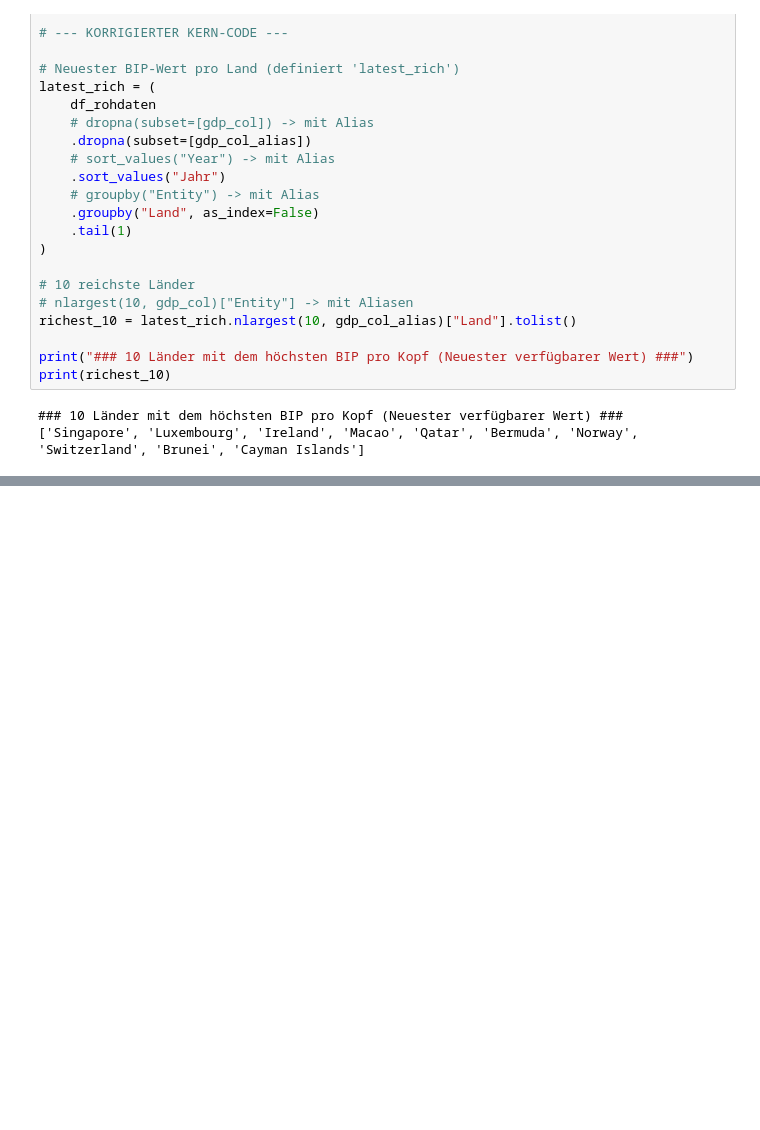
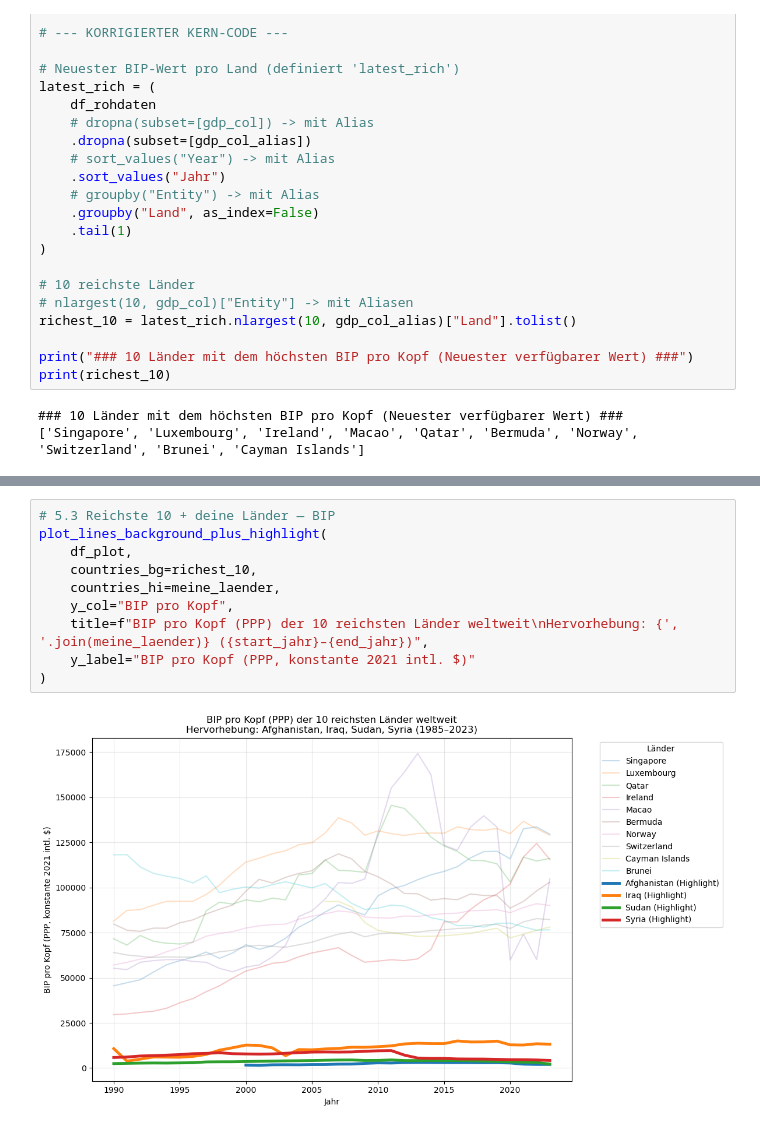
Before and after one commit to buetilia/LN-Informatik, a Jupyter notebook: LN-Informatik-main/LN-Informatik-main/Leistungsnachweis_Python_Analphabetisierung.ipynb, the cells around one changed output, grey strips where cells are left out. Drawn from its saved outputs; the diff is of its cells as text; blank space fills up the shorter version.

```diff
--- a/LN-Informatik-main/LN-Informatik-main/Leistungsnachweis_Python_Analphabetisierung.ipynb
+++ b/LN-Informatik-main/LN-Informatik-main/Leistungsnachweis_Python_Analphabetisierung.ipynb
@@ -1494,0 +1409,12 @@ g.text(2005.5, 37, 'HIV');
+# %%
+# 5.3 Reichste 10 + deine Länder — BIP
+plot_lines_background_plus_highlight(
+    df_plot,
+    countries_bg=richest_10,
+    countries_hi=meine_laender,
+    y_col="BIP pro Kopf",
+    title=f"BIP pro Kopf (PPP) der 10 reichsten Länder weltweit\nHervorhebung: {', '.join(meine_laender)} ({start_jahr}–{end_jahr})",
+    y_label="BIP pro Kopf (PPP, konstante 2021 intl. $)"
+)
+# %% [output]
+[figure, added]
```
Also changed, not shown: parts of 87 cells of this notebook.
